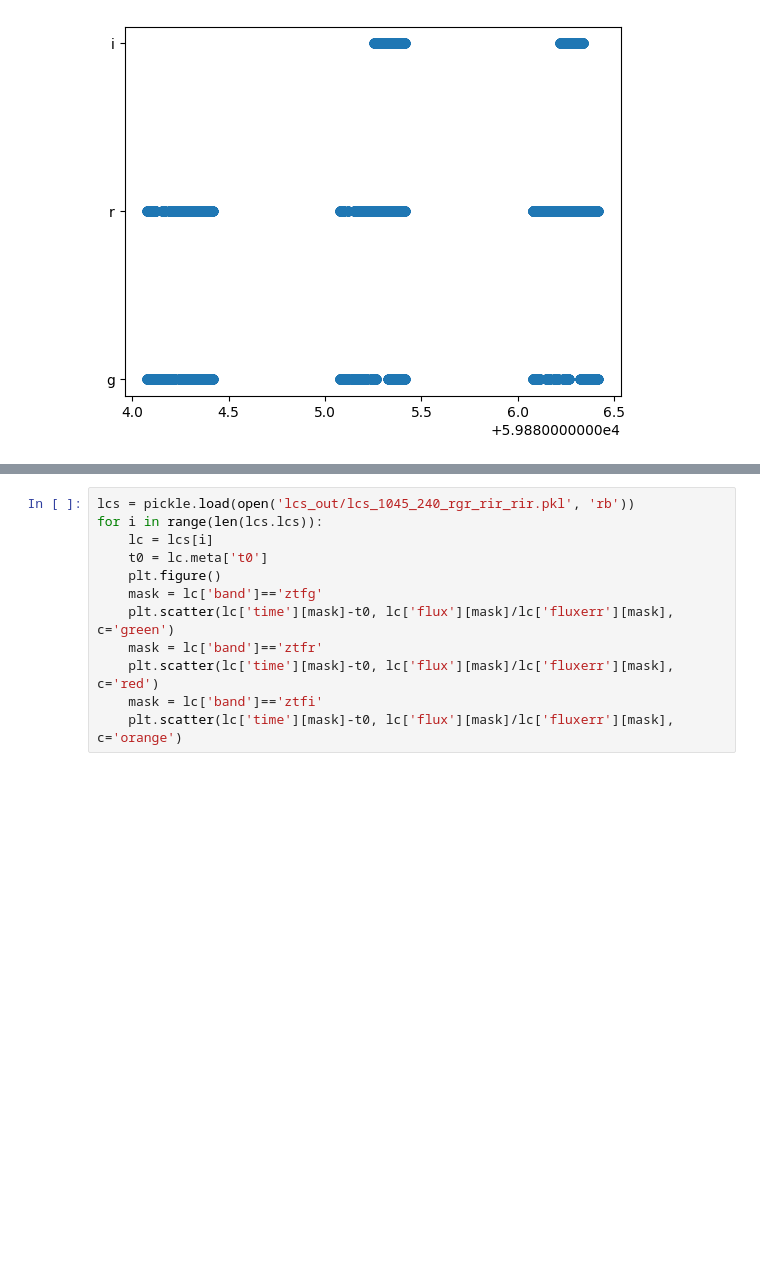
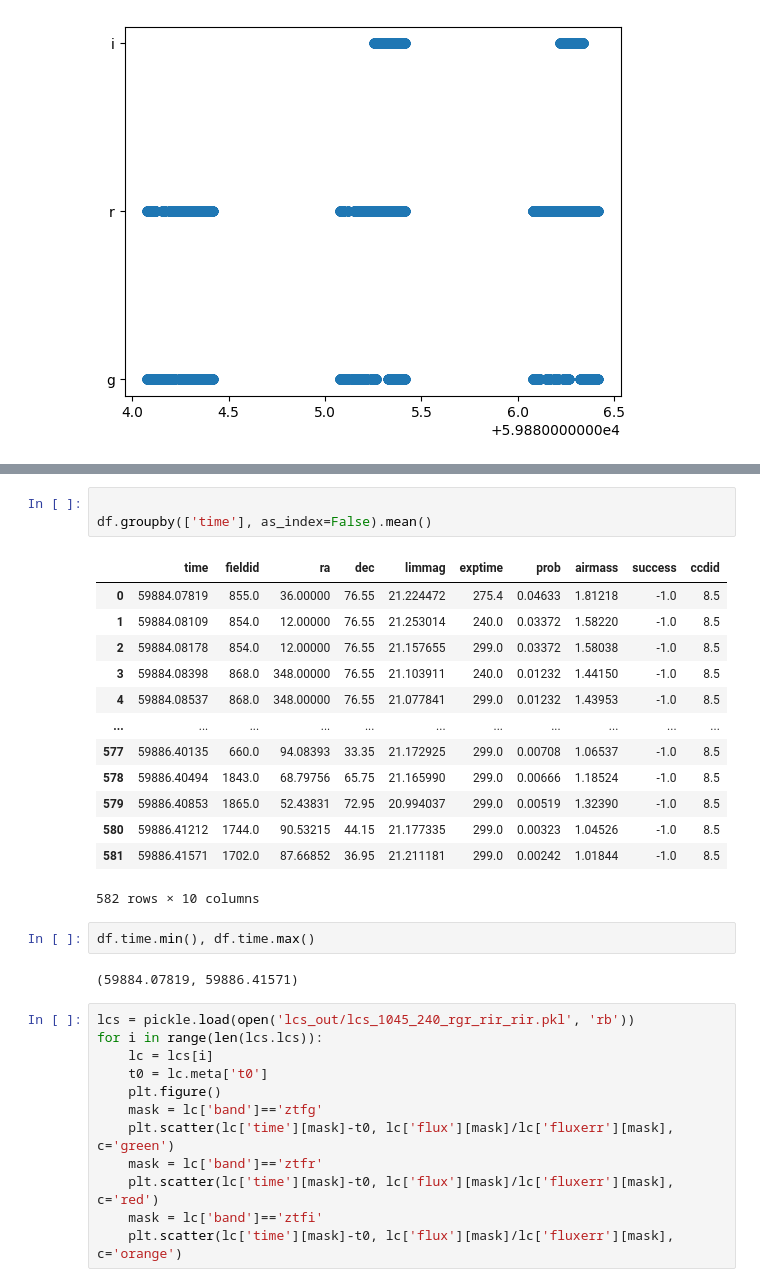
Before and after one commit to asaguescar/mma_searchstrategyO4, a Jupyter notebook: check_output_runs.ipynb, the cells around one changed output, grey strips where cells are left out. Cells and saved outputs as stored; diff of their text form; blank space fills up the shorter version.

```diff
--- a/check_output_runs.ipynb
+++ b/check_output_runs.ipynb
@@ -582,3 +597,24 @@ plt.scatter(df.time, df.filt)
+# %%
+
+df.groupby(['time'], as_index=False).mean()
+# %% [output]
+|  | time | fieldid | ra | dec | limmag | exptime | prob | airmass | success | ccdid |
+| 0 | 59884.07819 | 855.0 | 36.00000 | 76.55 | 21.224472 | 275.4 | 0.04633 | 1.81218 | -1.0 | 8.5 |
+| 1 | 59884.08109 | 854.0 | 12.00000 | 76.55 | 21.253014 | 240.0 | 0.03372 | 1.58220 | -1.0 | 8.5 |
+| 2 | 59884.08178 | 854.0 | 12.00000 | 76.55 | 21.157655 | 299.0 | 0.03372 | 1.58038 | -1.0 | 8.5 |
+| 3 | 59884.08398 | 868.0 | 348.00000 | 76.55 | 21.103911 | 240.0 | 0.01232 | 1.44150 | -1.0 | 8.5 |
+| 4 | 59884.08537 | 868.0 | 348.00000 | 76.55 | 21.077841 | 299.0 | 0.01232 | 1.43953 | -1.0 | 8.5 |
+| ... | ... | ... | ... | ... | ... | ... | ... | ... | ... | ... |
+| 577 | 59886.40135 | 660.0 | 94.08393 | 33.35 | 21.172925 | 299.0 | 0.00708 | 1.06537 | -1.0 | 8.5 |
+| 578 | 59886.40494 | 1843.0 | 68.79756 | 65.75 | 21.165990 | 299.0 | 0.00666 | 1.18524 | -1.0 | 8.5 |
+| 579 | 59886.40853 | 1865.0 | 52.43831 | 72.95 | 20.994037 | 299.0 | 0.00519 | 1.32390 | -1.0 | 8.5 |
+| 580 | 59886.41212 | 1744.0 | 90.53215 | 44.15 | 21.177335 | 299.0 | 0.00323 | 1.04526 | -1.0 | 8.5 |
+| 581 | 59886.41571 | 1702.0 | 87.66852 | 36.95 | 21.211181 | 299.0 | 0.00242 | 1.01844 | -1.0 | 8.5 |
+582 rows × 10 columns
+# %%
+df.time.min(), df.time.max()
+# %% [output]
+(59884.07819, 59886.41571)
 # %%
 lcs = pickle.load(open('lcs_out/lcs_1045_240_rgr_rir_rir.pkl', 'rb'))
 for i in range(len(lcs.lcs)):
```
Also changed, not shown: parts of 3 cells of this notebook, 2 other files.
